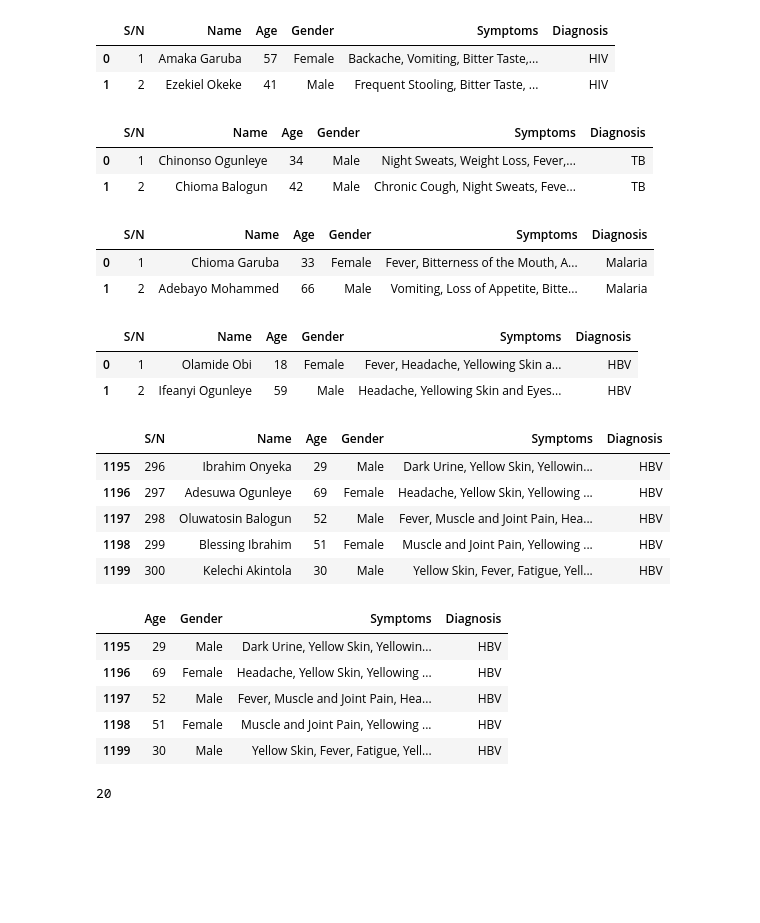
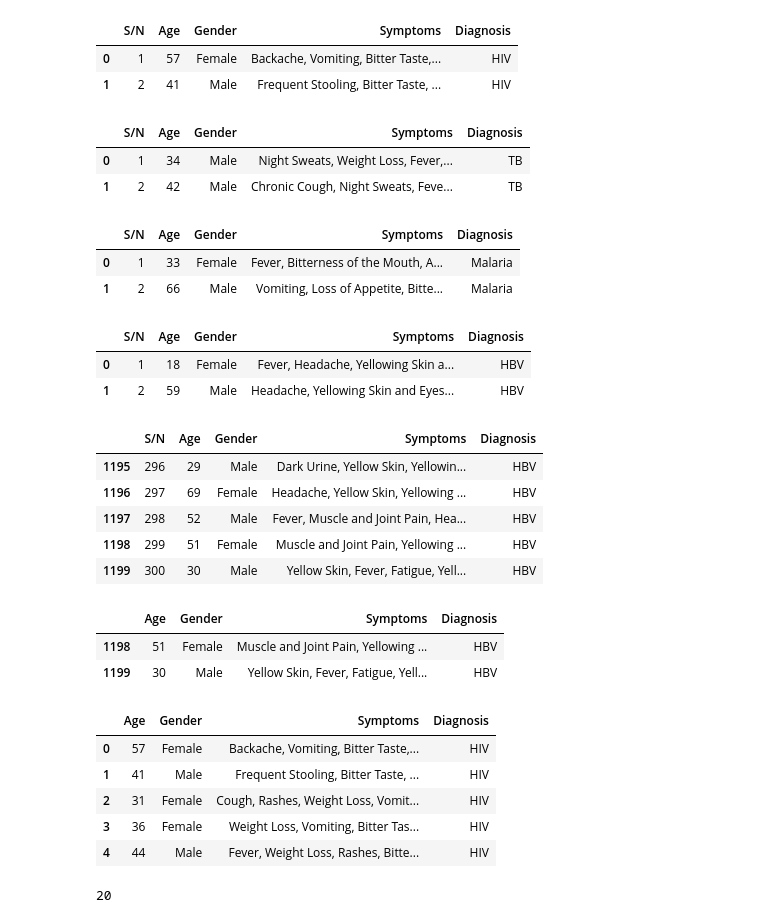
Before and after one commit to FavourAkumute/Fever-related-diseases, a Jupyter notebook: Fever.ipynb, the cells around one changed output. Drawn from its saved outputs; the diff is of its cells as text; code cells hidden in the pictures; blank space fills up the shorter version.

```diff
--- a/Fever.ipynb
+++ b/Fever.ipynb
@@ -19,53 +19,60 @@ from sklearn.metrics import ConfusionMatrixDisplay,confusion_matrix,classificati
 import warnings
 warnings.filterwarnings("ignore")
 # %%
-hiv = pd.read_excel('Fever_dataset.xlsx', sheet_name = 'HIV' ) #HIV data
+hiv = pd.read_excel('Fever_dataset_copy.xlsx', sheet_name = 'HIV' ) #HIV data
 hiv.head(2)
 # %% [output]
-|  | S/N | Name | Age | Gender | Symptoms | Diagnosis |
-| 0 | 1 | Amaka Garuba | 57 | Female | Backache, Vomiting, Bitter Taste,... | HIV |
-| 1 | 2 | Ezekiel Okeke | 41 | Male | Frequent Stooling, Bitter Taste, ... | HIV |
+|  | S/N | Age | Gender | Symptoms | Diagnosis |
+| 0 | 1 | 57 | Female | Backache, Vomiting, Bitter Taste,... | HIV |
+| 1 | 2 | 41 | Male | Frequent Stooling, Bitter Taste, ... | HIV |
 # %%
-tb = pd.read_excel('Fever_dataset.xlsx', sheet_name = 'Tuberculosis') #Tuberculosis data
+tb = pd.read_excel('Fever_dataset_copy.xlsx', sheet_name = 'Tuberculosis') #Tuberculosis data
 tb.head(2)
 # %% [output]
-|  | S/N | Name | Age | Gender | Symptoms | Diagnosis |
-| 0 | 1 | Chinonso Ogunleye | 34 | Male | Night Sweats, Weight Loss, Fever,... | TB |
-| 1 | 2 | Chioma Balogun | 42 | Male | Chronic Cough, Night Sweats, Feve... | TB |
+|  | S/N | Age | Gender | Symptoms | Diagnosis |
+| 0 | 1 | 34 | Male | Night Sweats, Weight Loss, Fever,... | TB |
+| 1 | 2 | 42 | Male | Chronic Cough, Night Sweats, Feve... | TB |
 # %%
-malaria = pd.read_excel('Fever_dataset.xlsx', sheet_name = 'Malaria') #Malaria dataset
+malaria = pd.read_excel('Fever_dataset_copy.xlsx', sheet_name = 'Malaria') #Malaria dataset
 malaria.head(2)
 # %% [output]
-|  | S/N | Name | Age | Gender | Symptoms | Diagnosis |
-| 0 | 1 | Chioma Garuba | 33 | Female | Fever, Bitterness of the Mouth, A... | Malaria |
-| 1 | 2 | Adebayo Mohammed | 66 | Male | Vomiting, Loss of Appetite, Bitte... | Malaria |
+|  | S/N | Age | Gender | Symptoms | Diagnosis |
+| 0 | 1 | 33 | Female | Fever, Bitterness of the Mouth, A... | Malaria |
+| 1 | 2 | 66 | Male | Vomiting, Loss of Appetite, Bitte... | Malaria |
 # %%
-herpes = pd.read_excel('Fever_dataset.xlsx', sheet_name = 'Hepatitis B') #Herpatitis B dataset
+herpes = pd.read_excel('Fever_dataset_copy.xlsx', sheet_name = 'Hepatitis B') #Herpatitis B dataset
 herpes.head(2)
 # %% [output]
-|  | S/N | Name | Age | Gender | Symptoms | Diagnosis |
-| 0 | 1 | Olamide Obi | 18 | Female | Fever, Headache, Yellowing Skin a... | HBV |
-| 1 | 2 | Ifeanyi Ogunleye | 59 | Male | Headache, Yellowing Skin and Eyes... | HBV |
+|  | S/N | Age | Gender | Symptoms | Diagnosis |
+| 0 | 1 | 18 | Female | Fever, Headache, Yellowing Skin a... | HBV |
+| 1 | 2 | 59 | Male | Headache, Yellowing Skin and Eyes... | HBV |
 # %%
 df = pd.concat([hiv,tb,malaria,herpes], ignore_index = True)
-df.tail()
+df.tail(5)
 # %% [output]
-|  | S/N | Name | Age | Gender | Symptoms | Diagnosis |
-| 1195 | 296 | Ibrahim Onyeka | 29 | Male | Dark Urine, Yellow Skin, Yellowin... | HBV |
-| 1196 | 297 | Adesuwa Ogunleye | 69 | Female | Headache, Yellow Skin, Yellowing ... | HBV |
-| 1197 | 298 | Oluwatosin Balogun | 52 | Male | Fever, Muscle and Joint Pain, Hea... | HBV |
-| 1198 | 299 | Blessing Ibrahim | 51 | Female | Muscle and Joint Pain, Yellowing ... | HBV |
-| 1199 | 300 | Kelechi Akintola | 30 | Male | Yellow Skin, Fever, Fatigue, Yell... | HBV |
+|  | S/N | Age | Gender | Symptoms | Diagnosis |
+| 1195 | 296 | 29 | Male | Dark Urine, Yellow Skin, Yellowin... | HBV |
+| 1196 | 297 | 69 | Female | Headache, Yellow Skin, Yellowing ... | HBV |
+| 1197 | 298 | 52 | Male | Fever, Muscle and Joint Pain, Hea... | HBV |
+| 1198 | 299 | 51 | Female | Muscle and Joint Pain, Yellowing ... | HBV |
+| 1199 | 300 | 30 | Male | Yellow Skin, Fever, Fatigue, Yell... | HBV |
 # %%
-df.drop(['S/N','Name'],axis = 1,inplace = True)
-df.tail()
+df.drop(['S/N'],axis = 1,inplace = True)
+df.tail(2)
 # %% [output]
 |  | Age | Gender | Symptoms | Diagnosis |
-| 1195 | 29 | Male | Dark Urine, Yellow Skin, Yellowin... | HBV |
-| 1196 | 69 | Female | Headache, Yellow Skin, Yellowing ... | HBV |
-| 1197 | 52 | Male | Fever, Muscle and Joint Pain, Hea... | HBV |
 | 1198 | 51 | Female | Muscle and Joint Pain, Yellowing ... | HBV |
 | 1199 | 30 | Male | Yellow Skin, Fever, Fatigue, Yell... | HBV |
+# %%
+df=df.drop_duplicates(ignore_index = True)
+df.head()
+# %% [output]
+|  | Age | Gender | Symptoms | Diagnosis |
+| 0 | 57 | Female | Backache, Vomiting, Bitter Taste,... | HIV |
+| 1 | 41 | Male | Frequent Stooling, Bitter Taste, ... | HIV |
+| 2 | 31 | Female | Cough, Rashes, Weight Loss, Vomit... | HIV |
+| 3 | 36 | Female | Weight Loss, Vomiting, Bitter Tas... | HIV |
+| 4 | 44 | Male | Fever, Weight Loss, Rashes, Bitte... | HIV |
 # %%
 # Split symptoms into lists
 df['Symptoms'] = df['Symptoms'].str.split(',').apply(lambda x: [symptom.strip() for symptom in x])
```
Also changed, not shown: parts of 17 cells of this notebook.
